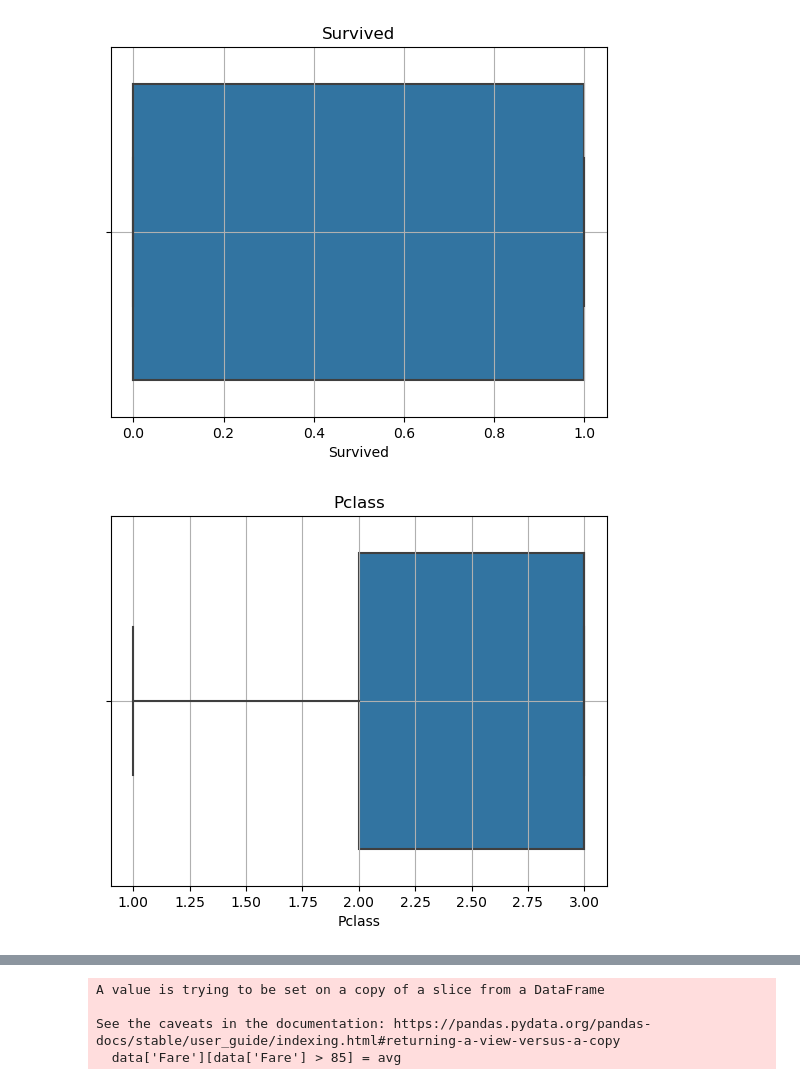
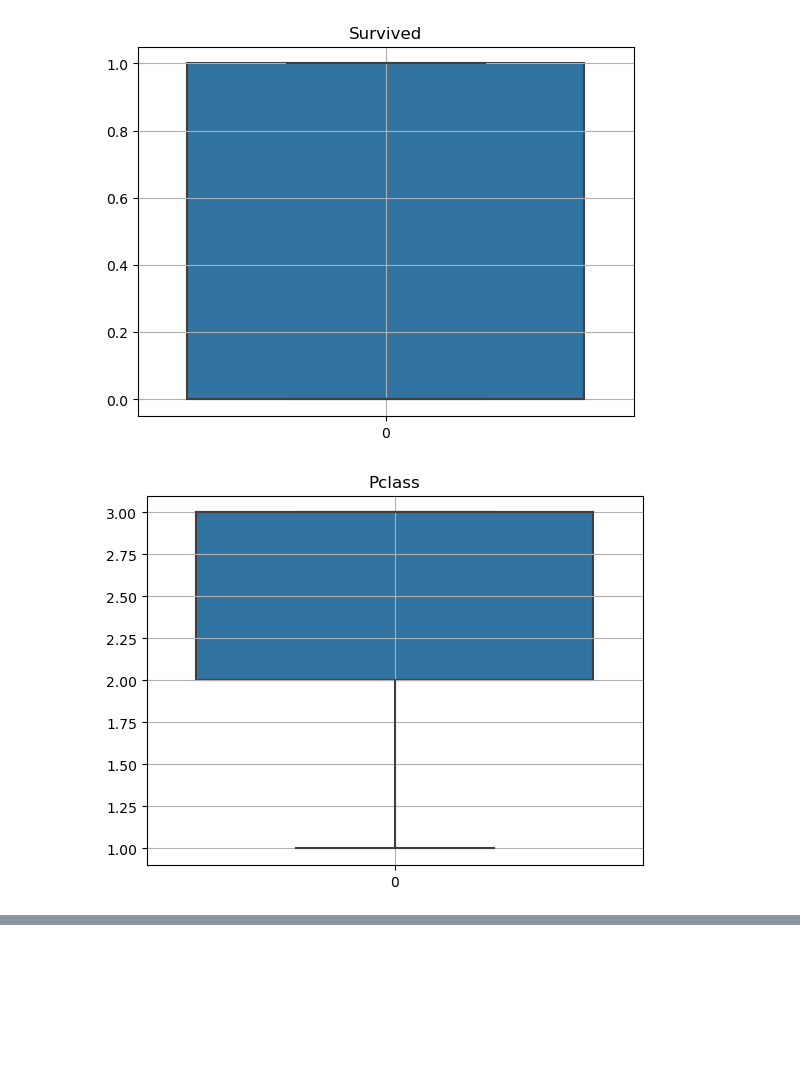
Before and after one commit to HadassaMenucha/Titanic-Final-Project, a Jupyter notebook: Titanic_FInal_Project.ipynb, the cells around one changed output, grey strips where cells are left out. Saved outputs shown, nothing was run; the diff lists cells and outputs as text; code cells hidden in the pictures; blank space fills up the shorter version.

```diff
--- a/Titanic_FInal_Project.ipynb
+++ b/Titanic_FInal_Project.ipynb
@@ -87,19 +23,25 @@ def drop_cabin(df):
-# %%
-genderize(data)
-drop_unrelevant_cols(data)
-combining_sbps_parch_to_fam(data)
-data = dummy_cols(data)
-drop_cabin(data)
+# %%
+Team1_functions.genderize(data)
+Team1_functions.drop_irrelevant_cols(data)
+Team1_functions.combining_sbps_parch_to_fam(data)
+data = Team1_functions.dummy_cols(data)
+Team1_functions.drop_cabin(data)
+Team1_functions.fill_nan_age(data)
+Team1_functions.bins(data)
+data.drop(columns=['Fam', 'Embarked_Q'], axis=1, inplace=True)
+data['Fare'], cut_bin = pd.qcut(data['Fare'], q = 6, labels = [1, 2, 3, 4, 5, 6],retbins = True)
+X, y = Team1_functions.create_feature_target(data)
+X = Team1_functions.scale(X)
 # %%
 #Checking for outliers
 categories = ['Survived', 'Pclass', 'Age', 'Fare' ]
 def checking_outliers(categories):
     for c in categories:
-        sns.boxplot(data[c])
+        sns.boxplot(data=data[c])
         plt.title(f"{c}")
         plt.grid()
         plt.show()
 checking_outliers(categories)
 # %% [output]
-[figure, old version]
+[figure, new version]
-[figure, old version]
+[figure, new version]
@@ -108,9 +49,0 @@ checking_outliers(categories)
-# %%
-#Replacing outliers in Fare to the avg of the outliers
-avg = (data['Fare'][(data['Fare'] > 85) & (data['Fare'] <= 300)]).mean()
-data['Fare'][data['Fare'] > 85] = avg
-# %% [output]
-A value is trying to be set on a copy of a slice from a DataFrame
-
-See the caveats in the documentation: https://pandas.pydata.org/pandas-docs/stable/user_guide/indexing.html#returning-a-view-versus-a-copy
-  data['Fare'][data['Fare'] > 85] = avg
```
Also changed, not shown: parts of 24 cells of this notebook.
